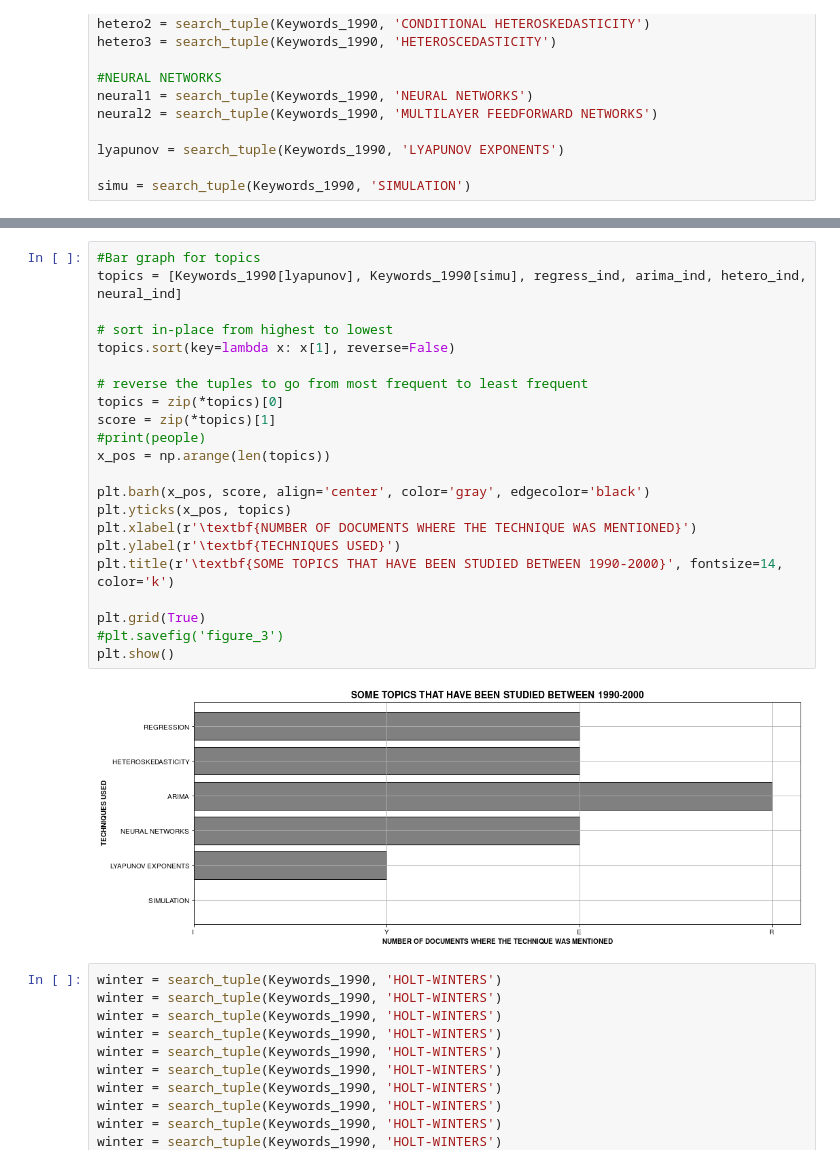
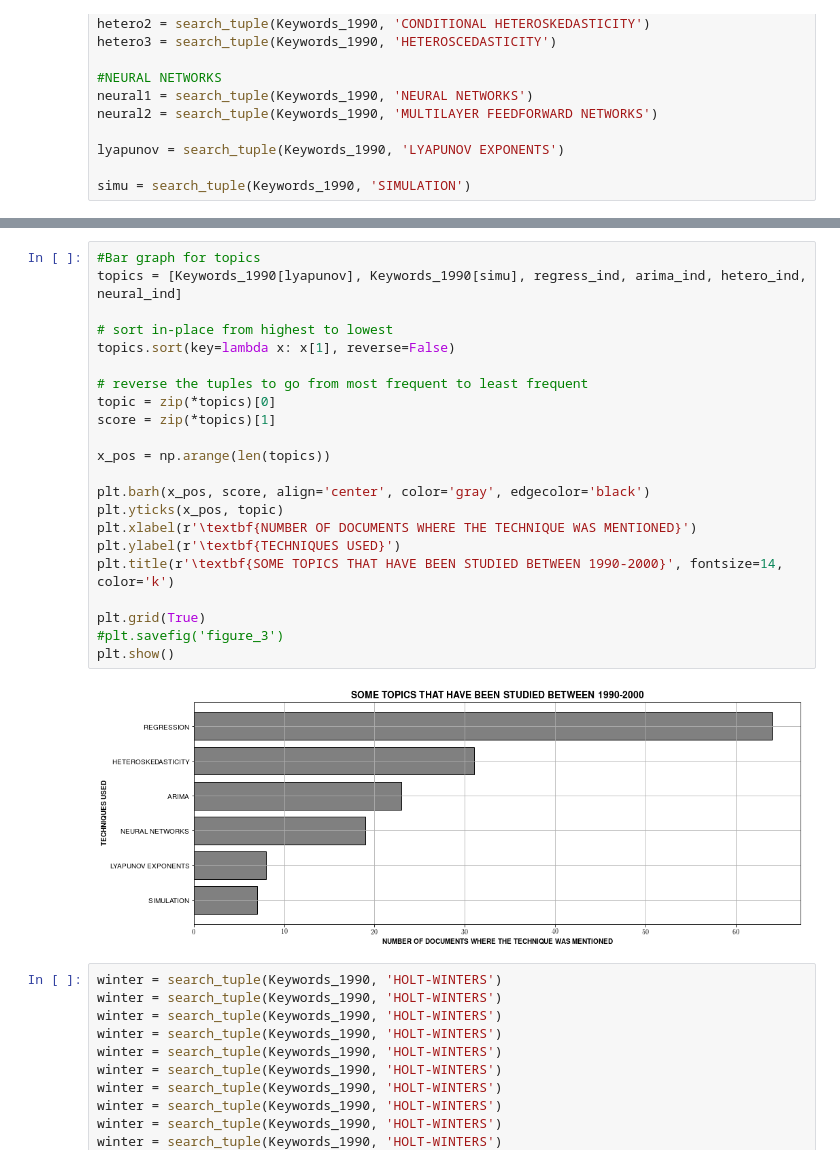
Before and after one commit to mezaacor/project_1, a Jupyter notebook: article_1.ipynb, the cells around one changed output, grey strips where cells are left out. Drawn from its saved outputs; the diff is of its cells as text.

Commit message:
Fixing graphics

```diff
--- a/article_1.ipynb
+++ b/article_1.ipynb
@@ -423,27 +422,27 @@ neural_ind = (neural_id, neural_ref)
 # %%
 #Bar graph for topics
 topics = [Keywords_1990[lyapunov], Keywords_1990[simu], regress_ind, arima_ind, hetero_ind, neural_ind]
 
 # sort in-place from highest to lowest
 topics.sort(key=lambda x: x[1], reverse=False)
 
 # reverse the tuples to go from most frequent to least frequent
-topics = zip(*topics)[0]
+topic = zip(*topics)[0]
 score = zip(*topics)[1]
-#print(people)
+
 x_pos = np.arange(len(topics))
 
 plt.barh(x_pos, score, align='center', color='gray', edgecolor='black')
-plt.yticks(x_pos, topics)
+plt.yticks(x_pos, topic)
 plt.xlabel(r'\textbf{NUMBER OF DOCUMENTS WHERE THE TECHNIQUE WAS MENTIONED}')
 plt.ylabel(r'\textbf{TECHNIQUES USED}')
 plt.title(r'\textbf{SOME TOPICS THAT HAVE BEEN STUDIED BETWEEN 1990-2000}', fontsize=14, color='k')
 
 plt.grid(True)
 #plt.savefig('figure_3')
 plt.show()
 # %% [output]
-[figure, old version]
+[figure, new version]
 # %%
 winter = search_tuple(Keywords_1990, 'HOLT-WINTERS')
 winter = search_tuple(Keywords_1990, 'HOLT-WINTERS')
```
Also changed, not shown: parts of 2 cells of this notebook.
